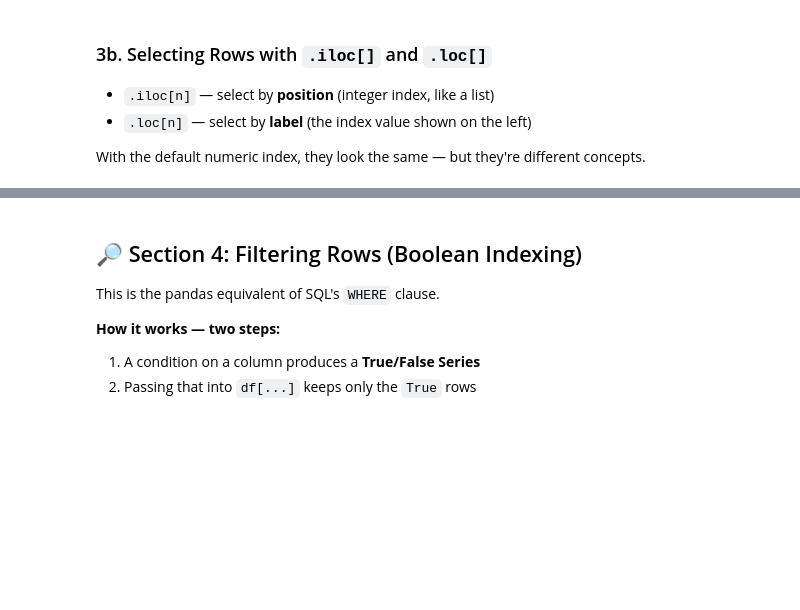
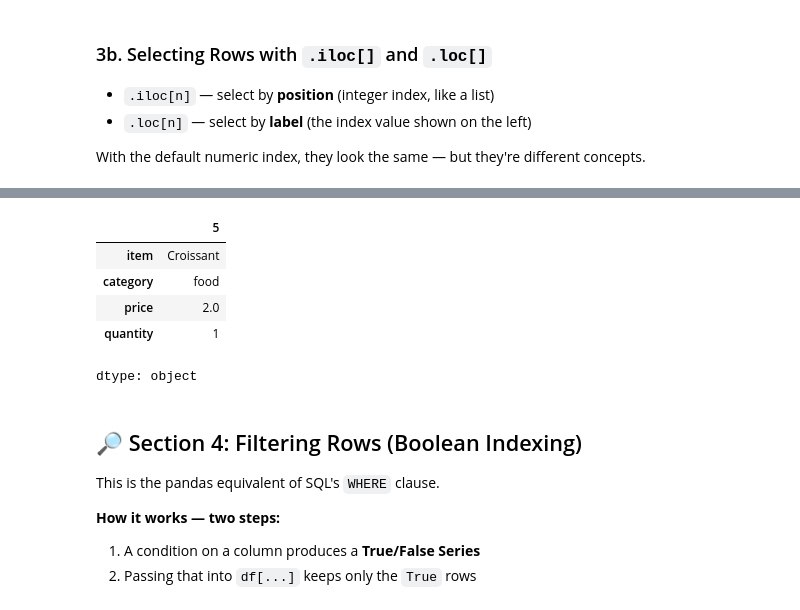
Before and after one commit to BrianCarela/Data-analytics-practice, a Jupyter notebook: 02_pandas_and_numpy/02_00_dataframes.ipynb, the cells around one changed output, grey strips where cells are left out. Saved outputs shown, nothing was run; the diff lists cells and outputs as text; code cells hidden in the pictures; blank space fills up the shorter version.

```diff
--- a/02_pandas_and_numpy/02_00_dataframes.ipynb
+++ b/02_pandas_and_numpy/02_00_dataframes.ipynb
@@ -127,6 +229,13 @@ df.iloc[0:3]    # rows 0, 1, 2
 # %%
 # .loc — by label
-df.loc[0]       # row with index label 0 (same here, but not always)
+df.loc[5]       # row with index label 5
+# %% [output]
+|  | 5 |
+| item | Croissant |
+| category | food |
+| price | 2.0 |
+| quantity | 1 |
+dtype: object
 # %% [markdown]
 ## 🔎 Section 4: Filtering Rows (Boolean Indexing)
 
```
Also changed, not shown: parts of 21 cells of this notebook.
